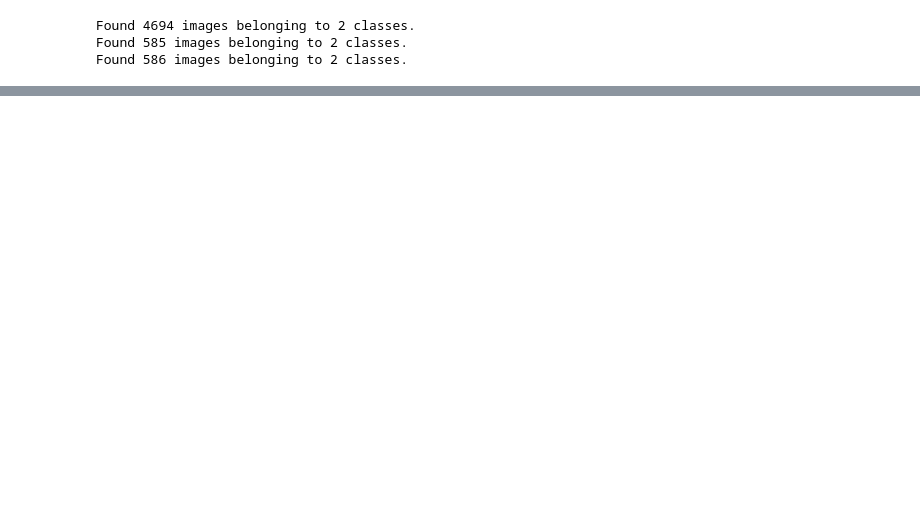
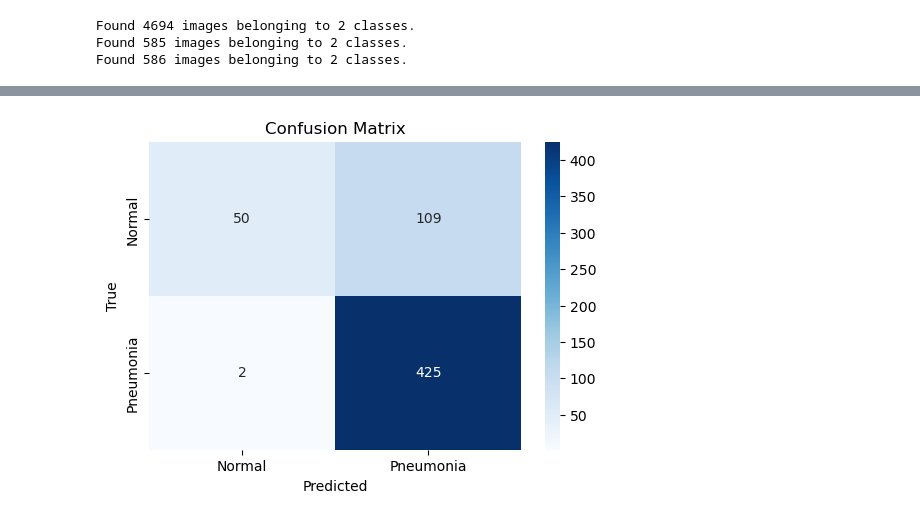
Before and after one commit to nani1606/DLProject, a Jupyter notebook: resnet.ipynb, the cells around one changed output, grey strips where cells are left out. Drawn from its saved outputs; the diff is of its cells as text; code cells hidden in the pictures; blank space fills up the shorter version.

```diff
--- a/resnet.ipynb
+++ b/resnet.ipynb
@@ -121,7 +121,7 @@ early_stopping = EarlyStopping(monitor='val_loss', patience=5, restore_best_weig
 # Train the model with the data generators
 history = model.fit(
     train_generator,
-    epochs=50,
+    epochs=10,
     validation_data=val_generator,
     callbacks=[early_stopping],
     verbose=1
@@ -161,0 +151,44 @@ Test accuracy: 0.8515358567237854
+# %%
+import numpy as np
+from sklearn.metrics import classification_report, confusion_matrix
+import seaborn as sns
+import matplotlib.pyplot as plt
+
+# Initialize lists to store predictions and true labels
+all_true_labels = []
+all_predicted_classes = []
+
+# Loop through the test set
+for img_batch, label_batch in test_generator:
+    # Make predictions for the current batch
+    predictions = model.predict(img_batch)
+
+    # Convert predictions to binary (0 or 1)
+    predicted_classes = (predictions > 0.5).astype("int32")
+
+    # Append the true labels and predicted labels to the lists
+    all_true_labels.extend(label_batch)
+    all_predicted_classes.extend(predicted_classes)
+
+    # Break the loop if we have processed the entire test set (optional: to prevent infinite loop)
+    if len(all_true_labels) >= len(test_generator.classes):
+        break
+
+# Convert lists to numpy arrays
+all_true_labels = np.array(all_true_labels)
+all_predicted_classes = np.array(all_predicted_classes)
+
+# Generate the classification report
+print(classification_report(all_true_labels, all_predicted_classes))
+
+# Generate the confusion matrix
+conf_matrix = confusion_matrix(all_true_labels, all_predicted_classes)
+
+# Visualize the confusion matrix with a heatmap
+plt.figure(figsize=(6, 4))
+sns.heatmap(conf_matrix, annot=True, fmt='d', cmap='Blues', xticklabels=["Normal", "Pneumonia"], yticklabels=["Normal", "Pneumonia"])
+plt.xlabel('Predicted')
+plt.ylabel('True')
+plt.title('Confusion Matrix')
+plt.show()
+# %% [output]
@@ -161,0 +212 @@ Test accuracy: 0.8515358567237854
+[figure, added]
```
Also changed, not shown: parts of 4 cells of this notebook, 2 other files.
